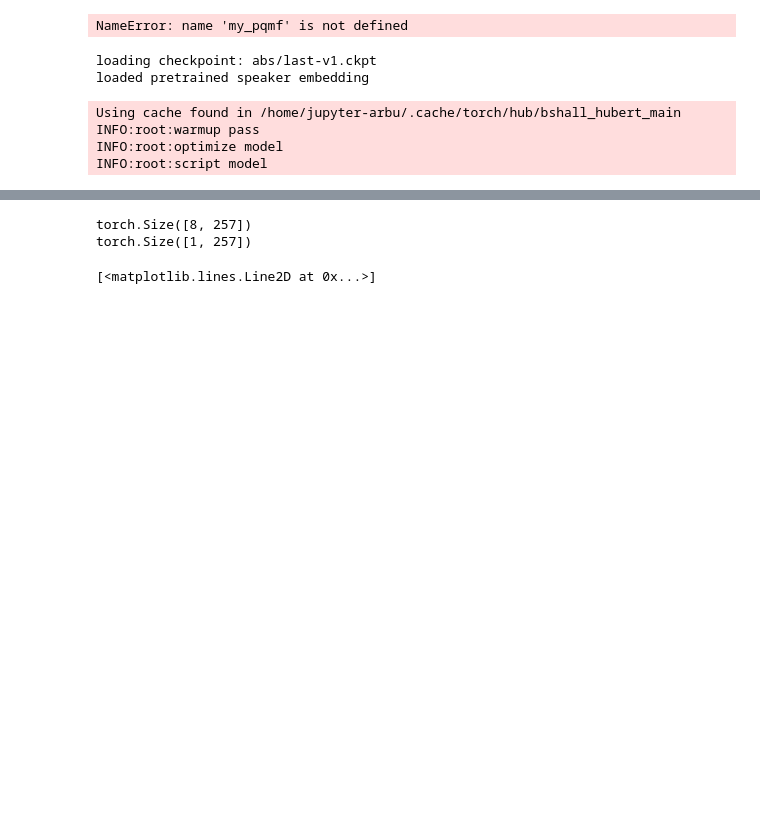
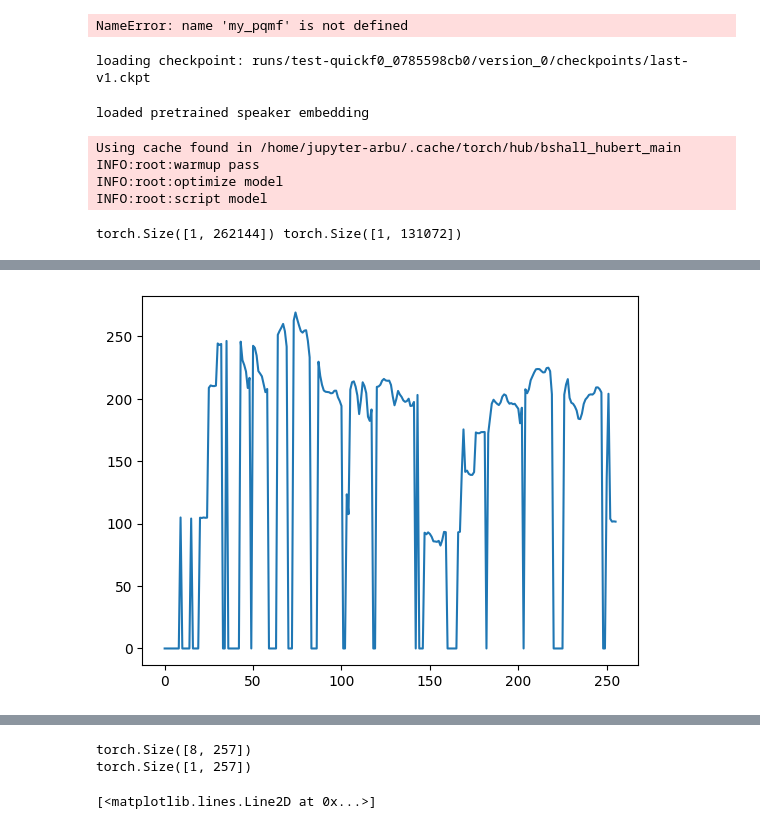
Before and after one commit to abargum/RAVE, a Jupyter notebook: test.ipynb, the cells around one changed output, grey strips where cells are left out. Drawn from its saved outputs; the diff is of its cells as text; code cells hidden in the pictures; blank space fills up the shorter version.

```diff
--- a/test.ipynb
+++ b/test.ipynb
@@ -147,7 +151,7 @@ ipd.display(ipd.Audio(mix, rate=44100))
 # %% [output]
 NameError: name 'my_pqmf' is not defined
 # %%
-run = "abs"
+run = "runs/test-quickf0_0785598cb0"
 
 ema_weights = False
 
@@ -200,12 +204,12 @@ for m in pretrained.modules():
 
 logging.info("script model")
 # %% [output]
-loading checkpoint: abs/last-v1.ckpt
-loaded pretrained speaker embedding
+loading checkpoint: runs/test-quickf0_0785598cb0/version_0/checkpoints/last-v1.ckpt
-Using cache found in /home/jupyter-arbu/.cache/torch/hub/bshall_hubert_main
-INFO:root:warmup pass
-INFO:root:optimize model
-INFO:root:script model
+loaded pretrained speaker embedding
+Using cache found in /home/jupyter-arbu/.cache/torch/hub/bshall_hubert_main
+INFO:root:warmup pass
+INFO:root:optimize model
+INFO:root:script model
 # %%
 import numpy as np
 from scipy.interpolate import interp1d
@@ -240,0 +256,53 @@ def get_f0_norm(y, f0_median, f0_std, fs: int, win_length: int, mult: float=1.0,
+# %%
+my_pqmf = pretrained.pqmf
+my_encoder = pretrained.encoder
+my_decoder = pretrained.decoder
+my_speaker_encoder = pretrained.speaker_encoder
+
+emb_audio, _ = librosa.load("../vctk-small/p228/p228_005_mic1.flac", sr=44100, mono=True)
+emb_audio = torch.tensor(emb_audio[:131072]).unsqueeze(0)
+emb_audio_pqmf = my_pqmf(torch.tensor(emb_audio.unsqueeze(1)))
+target_emb = my_speaker_encoder(emb_audio_pqmf).unsqueeze(2)
+
+x, _ = librosa.load("../vctk-small/p228/p228_005_mic1.flac", sr=44100, mono=True)
+x = torch.tensor(x[:2*131072]).unsqueeze(0)
+
+f0_target_length=(x.shape[-1] // 1024)
+
+print(x.shape, emb_audio.shape)
+f0 = pitch_model.infer(x.unsqueeze(-1),
+                         sr=44100,
+                         decoder_mode='local_argmax',
+                         threshold=0.006,
+                         f0_min=50,
+                         f0_max=550,
+                         interp_uv=False,
+                         output_interp_target_length=f0_target_length)
+
+
+f0_stats = f0.clone()
+f0_stats[f0_stats == 0] = float('nan')
+mean = torch.nanmean(f0_stats, dim=1, keepdim=True)
+std = nanstd(f0_stats, dim=1, keepdim=True)
+
+f0 = f0 * 1.0
+plt.plot(f0[0, :, 0].cpu())
+
+f0_norm = (f0 - mean) / std
+f0_norm[torch.isnan(f0_norm)] = 0
+
+#f0_norm, log_f0_norm = get_f0_norm(batch[0], medians, stds, 44100, 1024)
+f0_norm = torch.permute(f0_norm, (0, 2, 1))
+x_multiband = my_pqmf(x.unsqueeze(1))
+z = my_encoder(x_multiband[:, :6, :])
+
+with torch.no_grad():
+    emb = my_speaker_encoder(x_multiband).unsqueeze(2)
+
+emb = emb.repeat(1, 1, z.shape[-1])
+
+y = my_decoder(torch.cat((z.detach(), emb, f0_norm.cpu()), dim=1))
+y = my_pqmf.inverse(y)
+ipd.display(ipd.Audio(y[0, 0, :].numpy(), rate=44100))
+# %% [output]
+torch.Size([1, 262144]) torch.Size([1, 131072])
@@ -241,3 +310,4 @@ def get_f0_norm(y, f0_median, f0_std, fs: int, win_length: int, mult: float=1.0,
+[figure, added]
 # %%
 import matplotlib.pyplot as plt
 import scipy.io.wavfile
```
Also changed, not shown: parts of 4 cells of this notebook, 2 other files.
